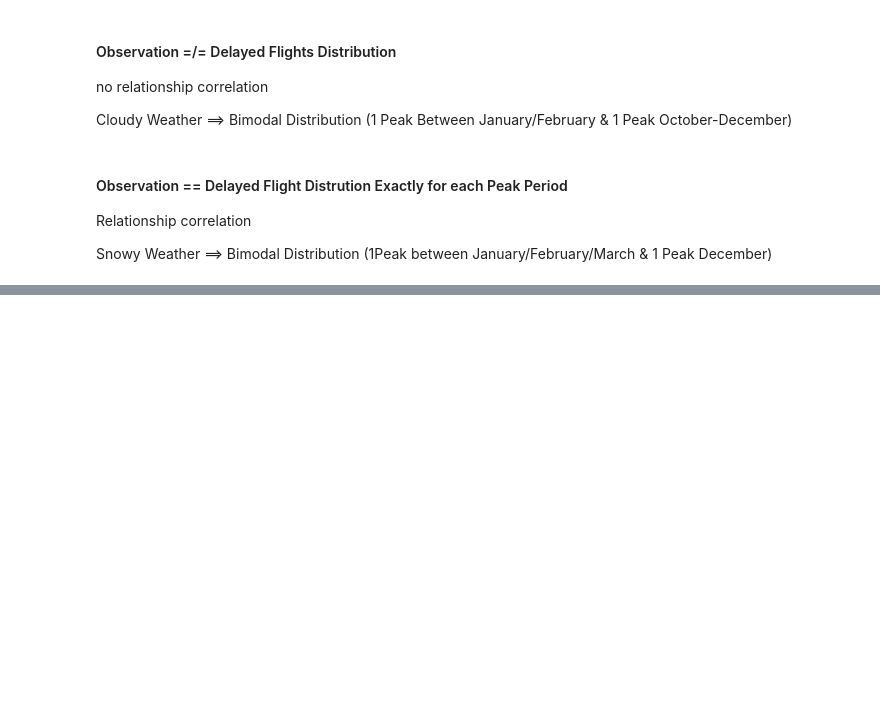
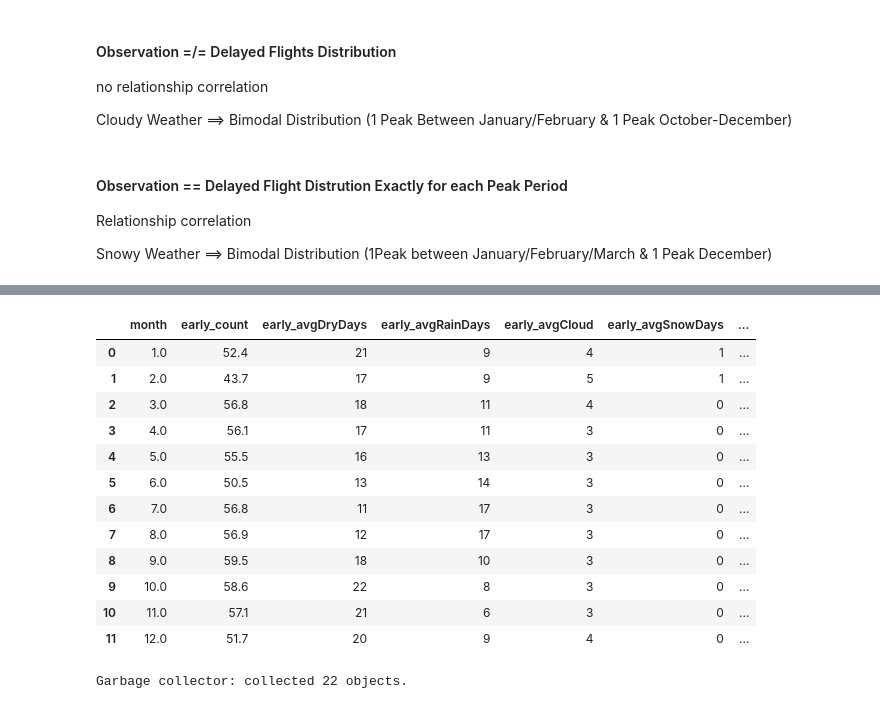
Before and after one commit to Ryearwood/Midterm_Project_Lighthouse_Labs_2021, a Jupyter notebook: Weather API.ipynb, the cells around one changed output, grey strips where cells are left out. Saved outputs shown, nothing was run; the diff lists cells and outputs as text; code cells hidden in the pictures; blank space fills up the shorter version.

```diff
--- a/Weather API.ipynb
+++ b/Weather API.ipynb
@@ -193,0 +305,39 @@ Snowy Weather ==> Bimodal Distribution (1Peak between January/February/March & 1
+# %%
+# Rename Columns to prevent overlap
+weather_early_patterns = weather_early_patterns.rename(columns={'count': 'early_count',
+                                       'avgDryDays': 'early_avgDryDays',
+                                       'avgRainDays': 'early_avgRainDays',
+                                       'avgCloud': 'early_avgCloud',
+                                       'avgSnowDays': 'early_avgSnowDays'})
+
+weather_delay_patterns = weather_delay_patterns.rename(columns={'count': 'delay_count',
+                                       'avgDryDays': 'delay_avgDryDays',
+                                       'avgRainDays': 'delay_avgRainDays',
+                                       'avgCloud': 'delay_avgCloud',
+                                       'avgSnowDays': 'delay_avgSnowDays'})
+
+Total_flight_patterns = pd.merge(weather_early_patterns,weather_delay_patterns, on='month')
+Total_flight_patterns.to_csv('Flight_Pattern_Data.csv')
+# %%
+Total_flight_patterns
+# %% [output]
+|  | month | early_count | early_avgDryDays | early_avgRainDays | early_avgCloud | early_avgSnowDays | ... |
+| 0 | 1.0 | 52.4 | 21 | 9 | 4 | 1 | ... |
+| 1 | 2.0 | 43.7 | 17 | 9 | 5 | 1 | ... |
+| 2 | 3.0 | 56.8 | 18 | 11 | 4 | 0 | ... |
+| 3 | 4.0 | 56.1 | 17 | 11 | 3 | 0 | ... |
+| 4 | 5.0 | 55.5 | 16 | 13 | 3 | 0 | ... |
+| 5 | 6.0 | 50.5 | 13 | 14 | 3 | 0 | ... |
+| 6 | 7.0 | 56.8 | 11 | 17 | 3 | 0 | ... |
+| 7 | 8.0 | 56.9 | 12 | 17 | 3 | 0 | ... |
+| 8 | 9.0 | 59.5 | 18 | 10 | 3 | 0 | ... |
+| 9 | 10.0 | 58.6 | 22 | 8 | 3 | 0 | ... |
+| 10 | 11.0 | 57.1 | 21 | 6 | 3 | 0 | ... |
+| 11 | 12.0 | 51.7 | 20 | 9 | 4 | 0 | ... |
+# %%
+import gc
+collected = gc.collect()
+print("Garbage collector: collected",
+          "%d objects." % collected)
+# %% [output]
+Garbage collector: collected 22 objects.
```
Also changed, not shown: parts of 14 cells of this notebook.
